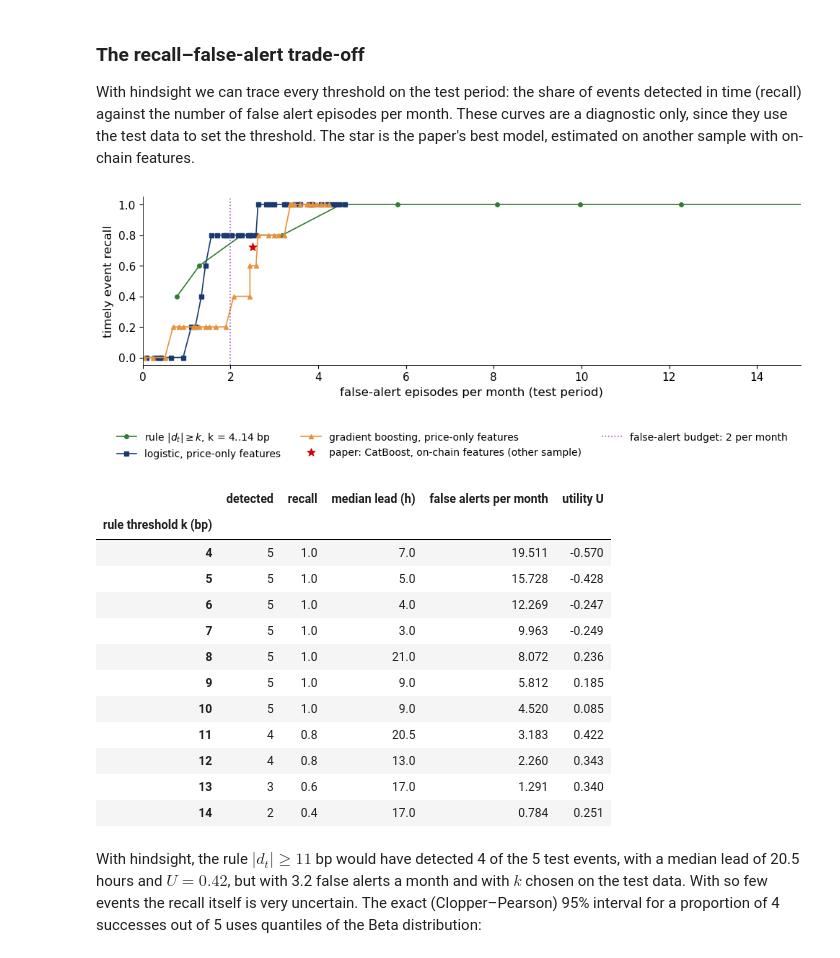
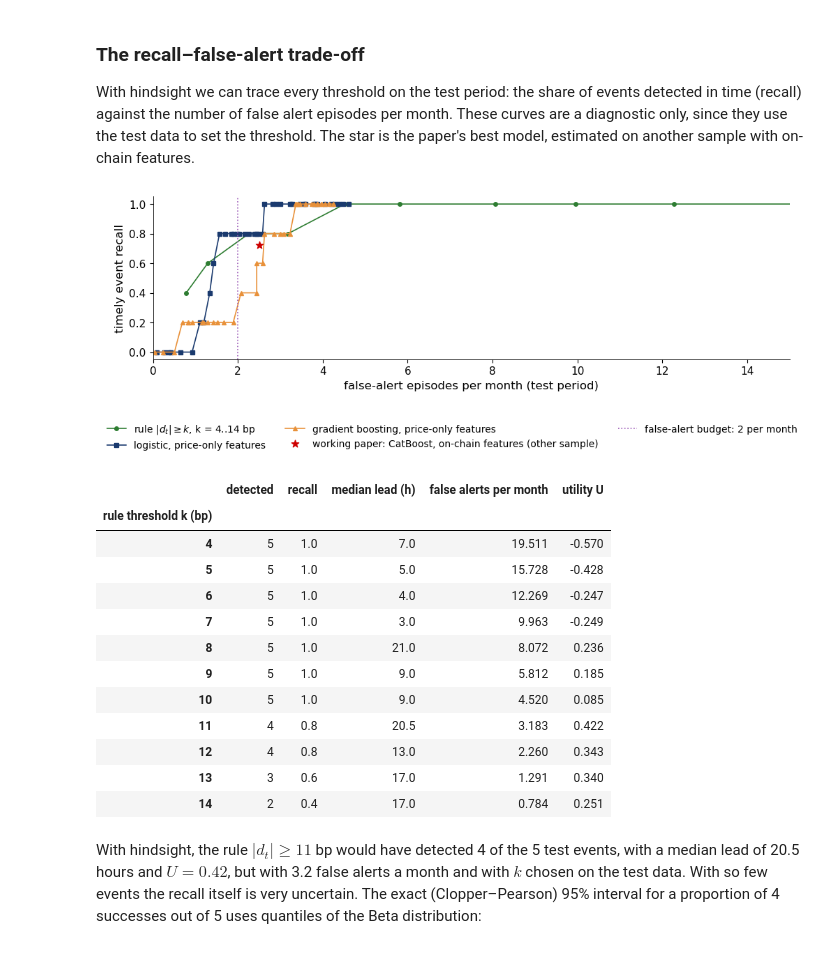
Before and after one commit to danpele/Blockchain-Applications, a Jupyter notebook: notebooks/lecture4_notebook.ipynb, the cells around one changed output. Saved outputs shown, nothing was run; the diff lists cells and outputs as text; code cells hidden in the pictures.

```diff
--- a/notebooks/lecture4_notebook.ipynb
+++ b/notebooks/lecture4_notebook.ipynb
@@ -979,21 +979,21 @@ These curves are a diagnostic only, since they use the test data to set the thre
 # %%
 curve = {name: [evaluate(scores[name], q) for q in np.unique(np.quantile(scores[name], np.linspace(0.90, 0.999, 40)))] for name in scores}
 KS = list(range(4, 15))
 curve['rule'] = [evaluate(naive, k) for k in KS]
 fig, ax = plt.subplots(figsize=(10, 3.9))
 labels = {'rule': 'rule $|d_t| \\geq k$, k = 4..14 bp', 'logistic regression': 'logistic, price-only features',
           'gradient boosting': 'gradient boosting, price-only features'}
 for name, col, mk in [('rule', GREEN, 'o'), ('logistic regression', BLUE, 's'), ('gradient boosting', BTC, '^')]:
     c = pd.DataFrame(curve[name])
     ax.plot(c['false alerts per month'], c['recall'], color=col, marker=mk, ms=4, lw=1.2, label=labels[name])
-ax.scatter([2.50], [0.723], color=RED, s=60, marker='*', zorder=6, label='paper: CatBoost, on-chain features (other sample)')
+ax.scatter([2.50], [0.723], color=RED, s=60, marker='*', zorder=6, label='working paper: CatBoost, on-chain features (other sample)')
 ax.axvline(2, color=ETH, ls=':', lw=1.2, label='false-alert budget: 2 per month')
 ax.set_xlabel('false-alert episodes per month (test period)'); ax.set_ylabel('timely event recall'); ax.set_xlim(0, 15)
 finish_fig(fig, 'ba_l4_ew_tradeoff', ncol=3, bottom=0.2)
 RULE = pd.DataFrame(curve['rule'], index=pd.Index(KS, name='rule threshold k (bp)'))
 RULE[['detected', 'recall', 'median lead (h)', 'false alerts per month', 'utility U']].round(3)
 # %% [output]
-[figure, old version]
+[figure, new version]
 |  | detected | recall | median lead (h) | false alerts per month | utility U |
 | rule threshold k (bp) |  |  |  |  |  |
 | 4 | 5 | 1.0 | 7.0 | 19.511 | -0.570 |
```
Also changed, not shown: parts of 1 cell of this notebook, 10 other files.
